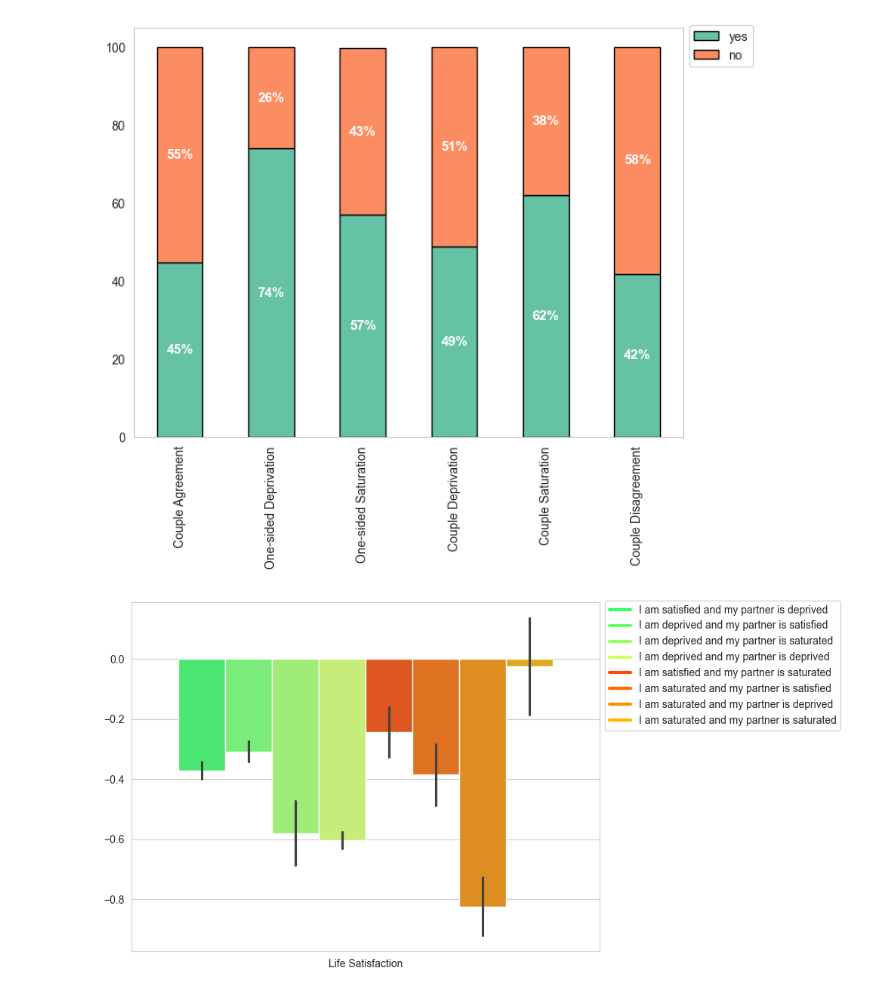
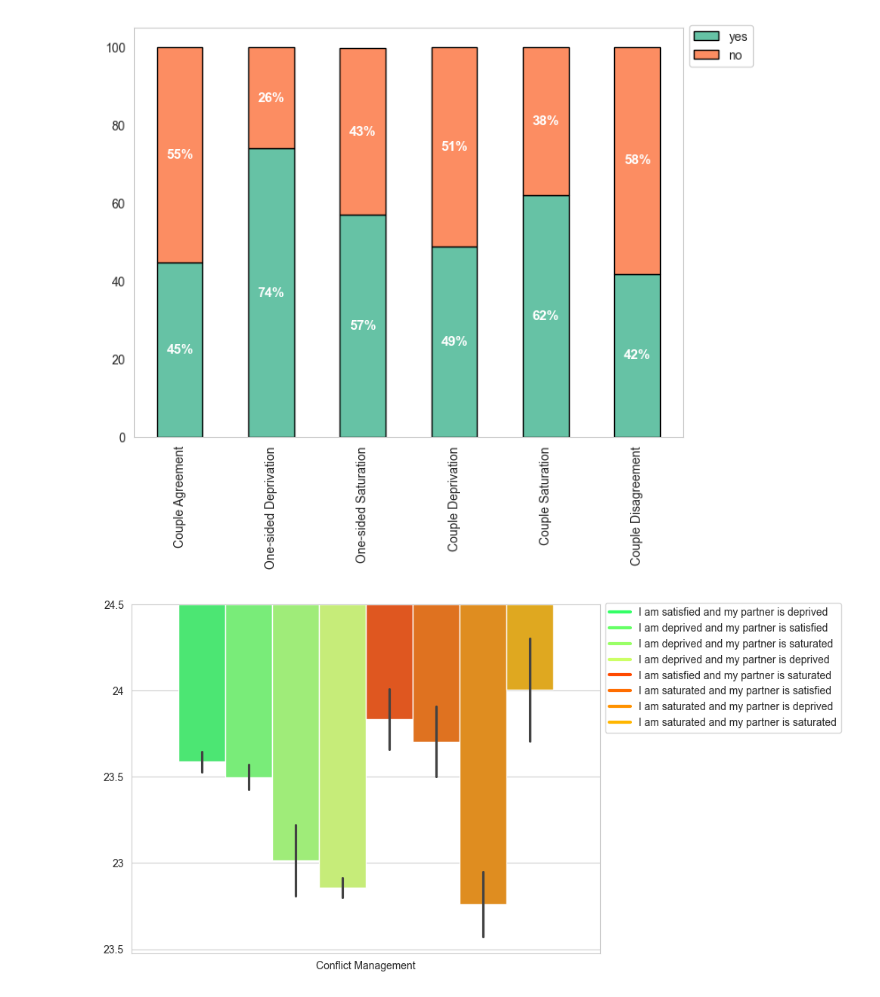
Before and after one commit to EdgardoCS/touchCouples, a Jupyter notebook: bar_test.ipynb, the cells around one changed output. Saved outputs shown, nothing was run; the diff lists cells and outputs as text; code cells hidden in the pictures.

```diff
--- a/bar_test.ipynb
+++ b/bar_test.ipynb
@@ -146,11 +146,11 @@ traits = [
     # "Depressiveness",
     # "Loneliness",
     # "Self-esteem",
-    "Life Satisfaction",
+    # "Life Satisfaction",
     # "Health",
     # "Communication Quality",
     # "Relationship Satisfaction",
-    # "Conflict Management",
+    "Conflict Management",
 ]
 t = traits[0].split()[0]
 
@@ -187,32 +187,41 @@ group_order = ["SubGroup7", "SubGroup2", "SubGroup4", "SubGroup3",
 colors = sns.color_palette('Set3', 8)
 plt.figure(figsize=(8, 6))
 
 group_labels = [
     'I am satisfied and my partner is deprived', 'I am deprived and my partner is satisfied',
     'I am deprived and my partner is saturated', 'I am deprived and my partner is deprived',
     'I am satisfied and my partner is saturated', 'I am saturated and my partner is satisfied',
     'I am saturated and my partner is deprived', 'I am saturated and my partner is saturated',
 ]
 
 ax = sns.barplot(
     data=df_plot,
     x="Trait",
     y="Deviation",
     hue="Group1",
     hue_order=group_order,  # alphabetical
     errorbar="se",
     palette=individual_colors
 )
 
 handles = [
     plt.Line2D([0], [0], color=individual_colors[i], lw=3, label=group_labels[i])
     for i in range(len(group_labels))
 ]
 plt.legend(handles=handles, labels=group_labels, loc='upper left', bbox_to_anchor=(1.0, 1.02))
 plt.xlabel("")
 plt.ylabel("")
 
-# plt.yticks([0, -0.25, -0.5, -0.75, -1, -1.25], ["12.0", "11.75", "11.5", "11.25", "11", "10.75"])
+plt.yticks([0, -0.5, -1, -1.5, -2],  ["24.5", "24", "23.5", "23", "23.5"])
 plt.savefig(f'output/img_bg/alles/{t}.png', dpi=600, transparent=False, bbox_inches='tight')
+
+artaud = ['#1D4F25',
+          '#2F7A39',
+          '#47A649',
+          '#8ACD58',
+          '#D6E24A',
+          '#F4E96B',
+          '#4A4A4A',
+          '#FFFFFF']
 # %% [output]
-[figure, old version]
+[figure, new version]
```
Also changed, not shown: 7 other files.
